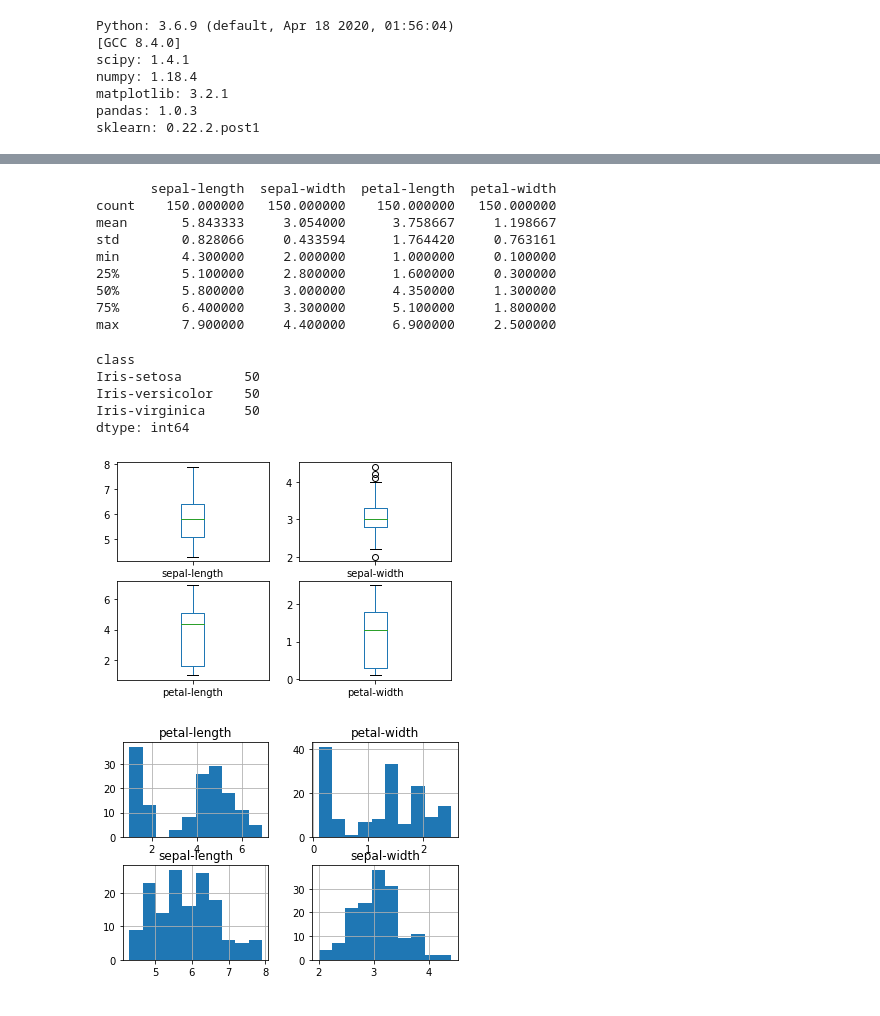
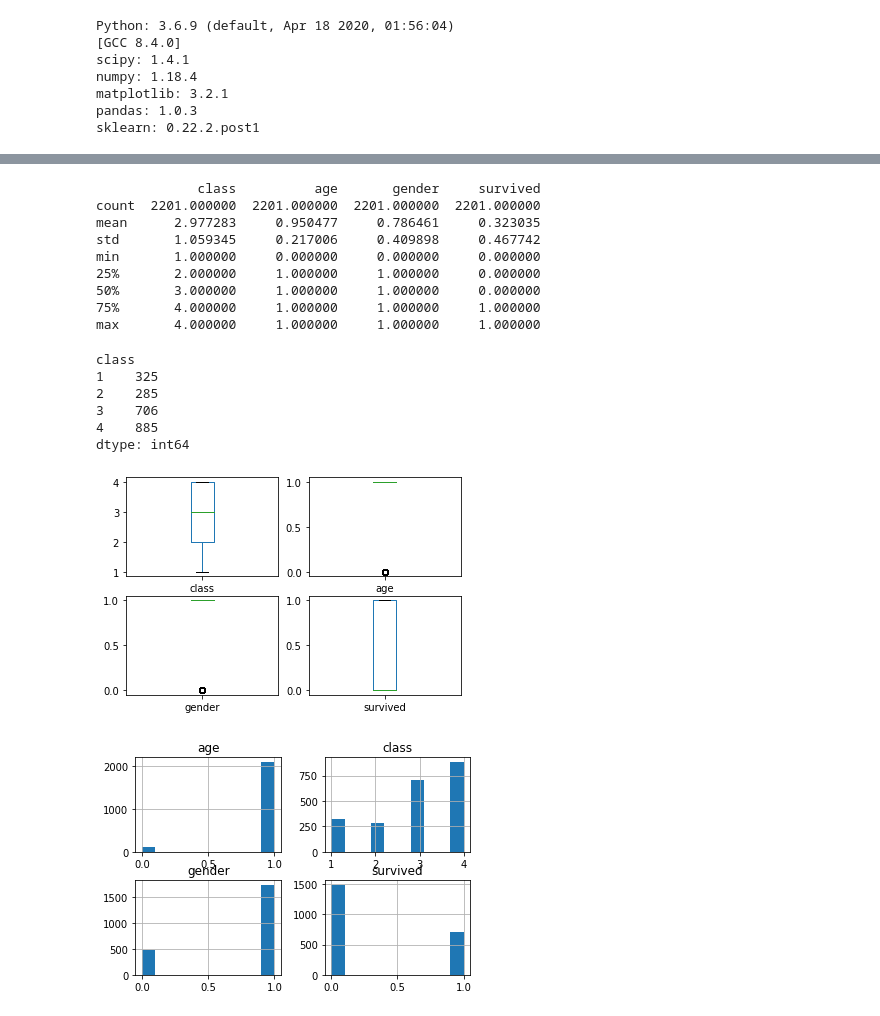
Before and after one commit to Thanh-Hoo/CS114.K21, a Jupyter notebook: Lab6.ipynb, the cells around one changed output, grey strips where cells are left out. Cells and saved outputs as stored; diff of their text form; code cells hidden in the pictures.

```diff
--- a/Lab6.ipynb
+++ b/Lab6.ipynb
@@ -68,0 +48,3 @@ dataset
+# %%
+# Load dataset
+df = read_csv("Dataset.csv")
@@ -68,0 +67,15 @@ dataset
+# %%
+#Data Processing
+df = df.replace('male',1)
+df = df.replace('female',0)
+
+df = df.replace('1st',1)
+df = df.replace('2nd',2)
+df = df.replace('3rd',3)
+df = df.replace('crew',4)
+
+df = df.replace('adult',1)
+df = df.replace('child',0)
+
+df = df.replace('yes',1)
+df = df.replace('no',0)
@@ -69,35 +91,36 @@ dataset
 # %%
 # descriptions
-print(dataset.describe())
+print(df.describe())
 # %% [output]
-       sepal-length  sepal-width  petal-length  petal-width
-count    150.000000   150.000000    150.000000   150.000000
-mean       5.843333     3.054000      3.758667     1.198667
-std        0.828066     0.433594      1.764420     0.763161
-min        4.300000     2.000000      1.000000     0.100000
-25%        5.100000     2.800000      1.600000     0.300000
-50%        5.800000     3.000000      4.350000     1.300000
-75%        6.400000     3.300000      5.100000     1.800000
-max        7.900000     4.400000      6.900000     2.500000
+             class          age       gender     survived
+count  2201.000000  2201.000000  2201.000000  2201.000000
+mean      2.977283     0.950477     0.786461     0.323035
+std       1.059345     0.217006     0.409898     0.467742
+min       1.000000     0.000000     0.000000     0.000000
+25%       2.000000     1.000000     1.000000     0.000000
+50%       3.000000     1.000000     1.000000     0.000000
+75%       4.000000     1.000000     1.000000     1.000000
+max       4.000000     1.000000     1.000000     1.000000
 # %%
-print(dataset.groupby('class').size())
+print(df.groupby('class').size())
 # %% [output]
 class
-Iris-setosa        50
-Iris-versicolor    50
-Iris-virginica     50
+1    325
+2    285
+3    706
+4    885
 dtype: int64
 # %%
 # box and whisker plots
-dataset.plot(kind='box', subplots=True, layout=(2,2), sharex=False, sharey=False)
+df.plot(kind='box', subplots=True, layout=(2,2), sharex=False, sharey=False)
 pyplot.show()
 # %% [output]
-[figure, old version]
+[figure, new version]
 # %%
 # histograms
-dataset.hist()
+df.hist()
 pyplot.show()
 # %% [output]
-[figure, old version]
+[figure, new version]
 # %%
 # histograms
```
Also changed, not shown: parts of 9 cells of this notebook.
